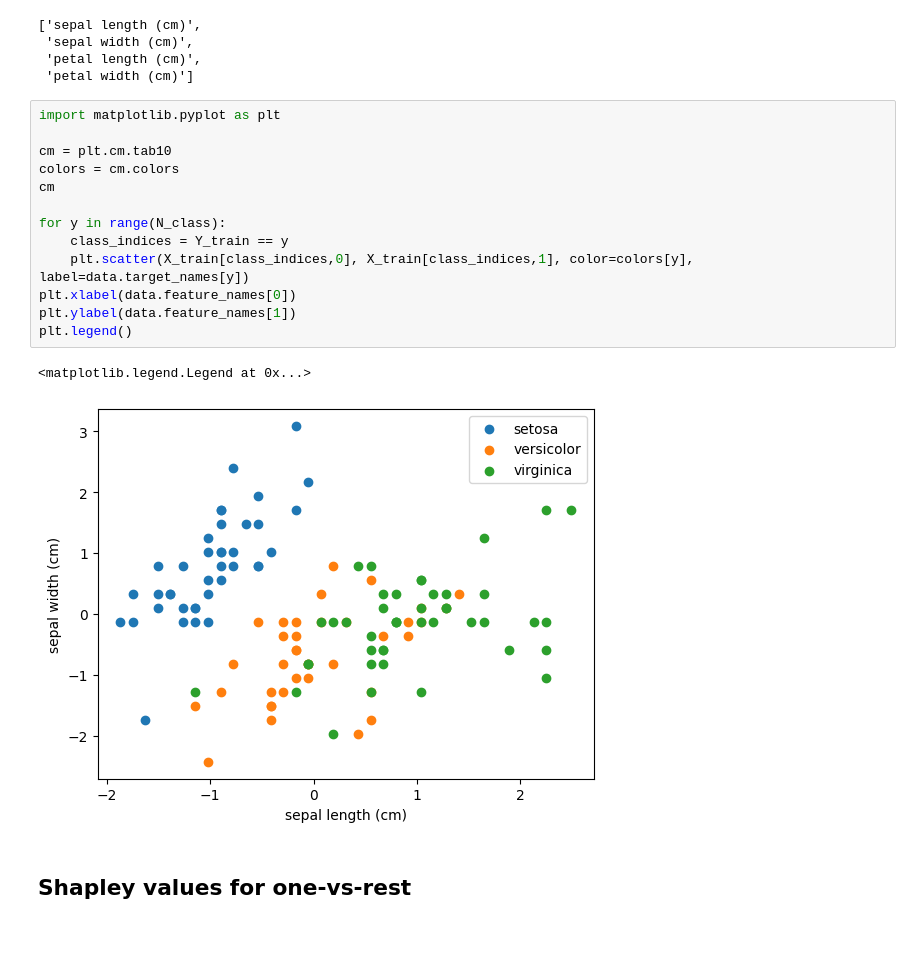
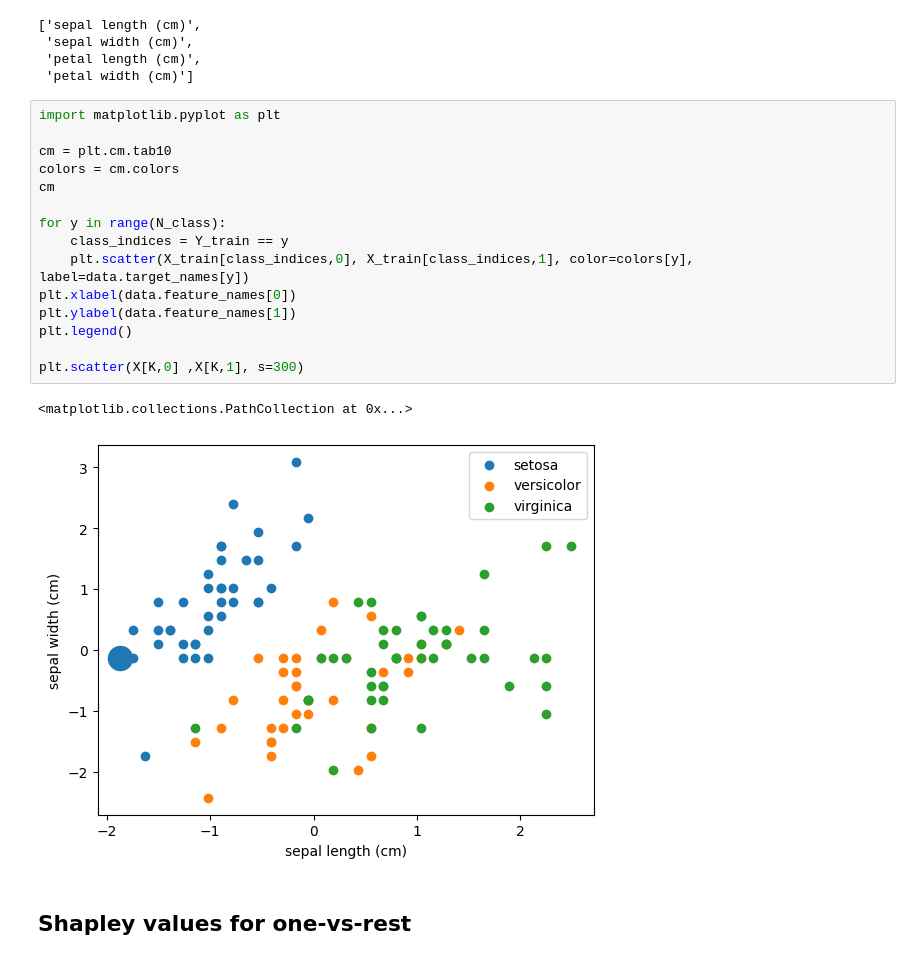
Before and after one commit to shapley-composition/ecai-2024-code-and-exp, a Jupyter notebook: 3_onevsrest_and_composition.ipynb, the cells around one changed output. Drawn from its saved outputs; the diff is of its cells as text.

```diff
--- a/3_onevsrest_and_composition.ipynb
+++ b/3_onevsrest_and_composition.ipynb
@@ -38,19 +38,21 @@ data.feature_names
 # %%
 import matplotlib.pyplot as plt
 
 cm = plt.cm.tab10
 colors = cm.colors
 cm
 
 for y in range(N_class):
     class_indices = Y_train == y
     plt.scatter(X_train[class_indices,0], X_train[class_indices,1], color=colors[y], label=data.target_names[y])
 plt.xlabel(data.feature_names[0])
 plt.ylabel(data.feature_names[1])
 plt.legend()
+
+plt.scatter(X[K,0] ,X[K,1], s=300)
 # %% [output]
-<matplotlib.legend.Legend at 0x...>
+<matplotlib.collections.PathCollection at 0x...>
-[figure, old version]
+[figure, new version]
 # %% [markdown]
 ## Shapley values for one-vs-rest
 # %%
```
Also changed, not shown: parts of 7 cells of this notebook, 1 other file.
